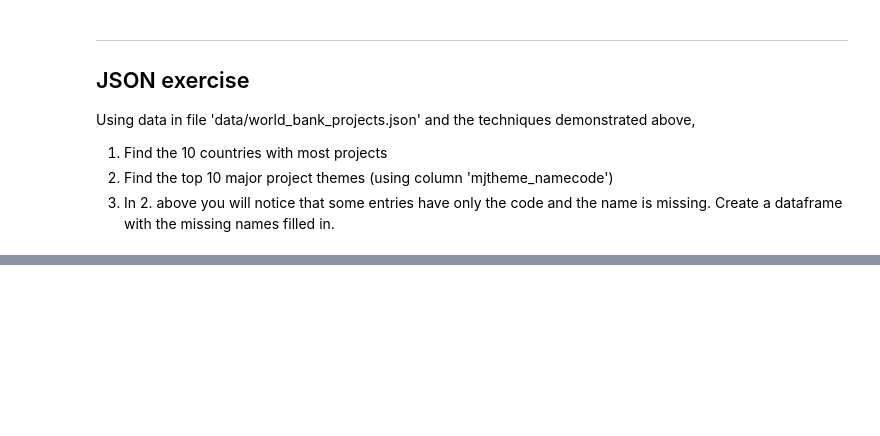
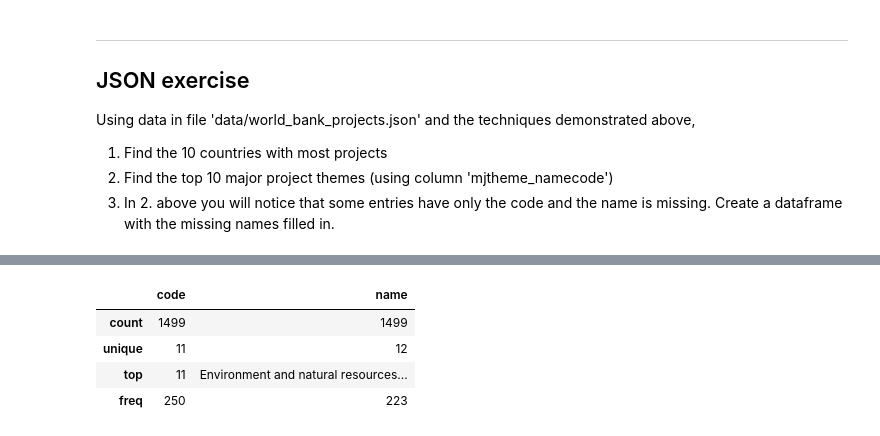
Before and after one commit to cruzer42/MiniProject1, a Jupyter notebook: JSON-Exercise/sliderule_dsi_json_exercise.ipynb, the cells around one changed output, grey strips where cells are left out. Saved outputs shown, nothing was run; the diff lists cells and outputs as text; code cells hidden in the pictures; blank space fills up the shorter version.

```diff
--- a/JSON-Exercise/sliderule_dsi_json_exercise.ipynb
+++ b/JSON-Exercise/sliderule_dsi_json_exercise.ipynb
@@ -139,0 +153,9 @@ sample_json_df.head()
+# %%
+# Explore df with describe
+topthemes_df.describe()
+# %% [output]
+|  | code | name |
+| count | 1499 | 1499 |
+| unique | 11 | 12 |
+| top | 11 | Environment and natural resources... |
+| freq | 250 | 223 |
```
Also changed, not shown: parts of 11 cells of this notebook.
